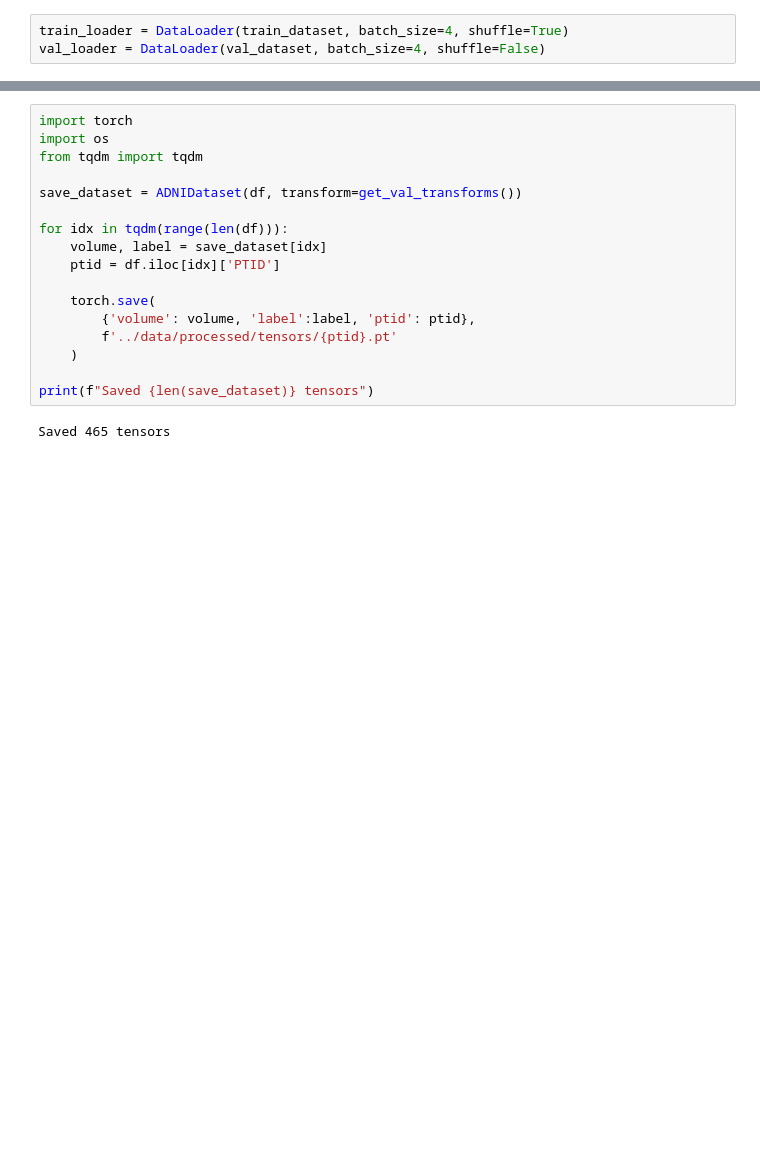
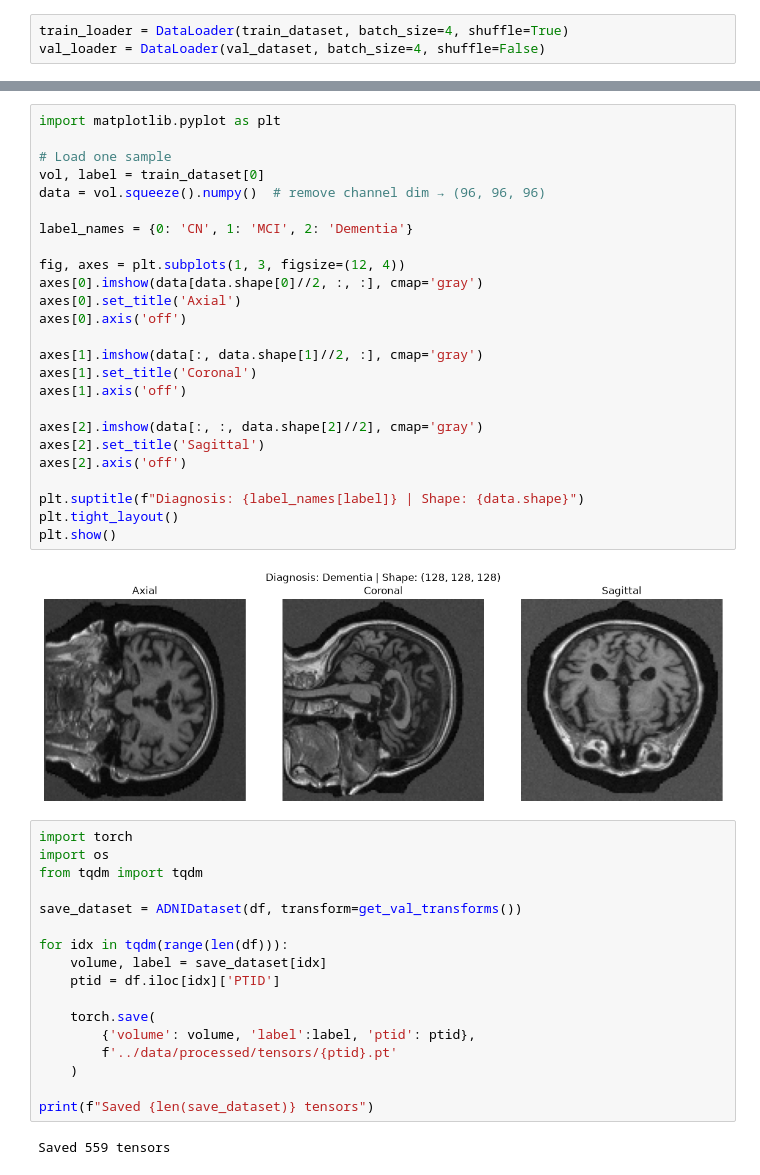
Before and after one commit to ArinehKhachikian/alzheimer-mri-progression, a Jupyter notebook: notebooks/02_preprocessing.ipynb, the cells around one changed output, grey strips where cells are left out. Saved outputs shown, nothing was run; the diff lists cells and outputs as text; blank space fills up the shorter version.

```diff
--- a/notebooks/02_preprocessing.ipynb
+++ b/notebooks/02_preprocessing.ipynb
@@ -106,3 +107,30 @@ Max value: 0.929
+# %%
+import matplotlib.pyplot as plt
+
+# Load one sample
+vol, label = train_dataset[0]
+data = vol.squeeze().numpy()  # remove channel dim → (96, 96, 96)
+
+label_names = {0: 'CN', 1: 'MCI', 2: 'Dementia'}
+
+fig, axes = plt.subplots(1, 3, figsize=(12, 4))
+axes[0].imshow(data[data.shape[0]//2, :, :], cmap='gray')
+axes[0].set_title('Axial')
+axes[0].axis('off')
+
+axes[1].imshow(data[:, data.shape[1]//2, :], cmap='gray')
+axes[1].set_title('Coronal')
+axes[1].axis('off')
+
+axes[2].imshow(data[:, :, data.shape[2]//2], cmap='gray')
+axes[2].set_title('Sagittal')
+axes[2].axis('off')
+
+plt.suptitle(f"Diagnosis: {label_names[label]} | Shape: {data.shape}")
+plt.tight_layout()
+plt.show()
+# %% [output]
+[figure, added]
 # %%
 import torch
 import os
@@ -121,4 +149,4 @@ for idx in tqdm(range(len(df))):
 
 print(f"Saved {len(save_dataset)} tensors")
 # %% [output]
-Saved 465 tensors
+Saved 559 tensors
```
Also changed, not shown: parts of 5 cells of this notebook, 8 other files.
